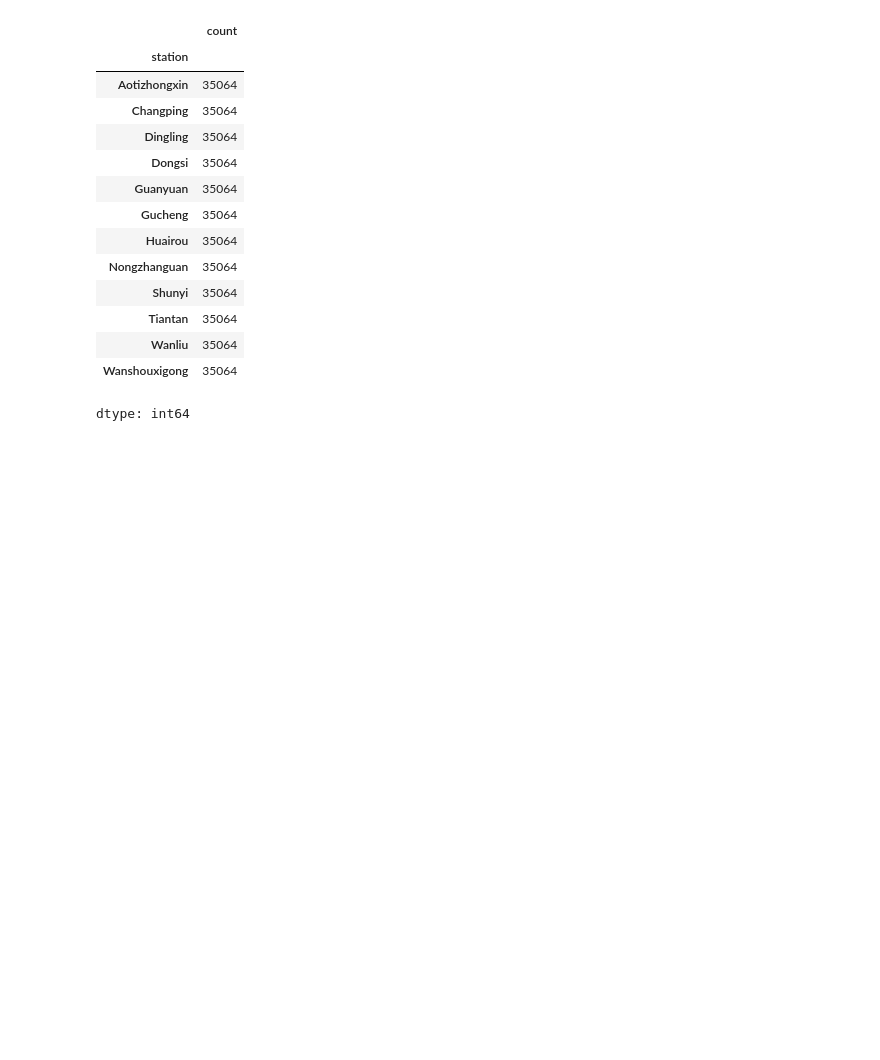
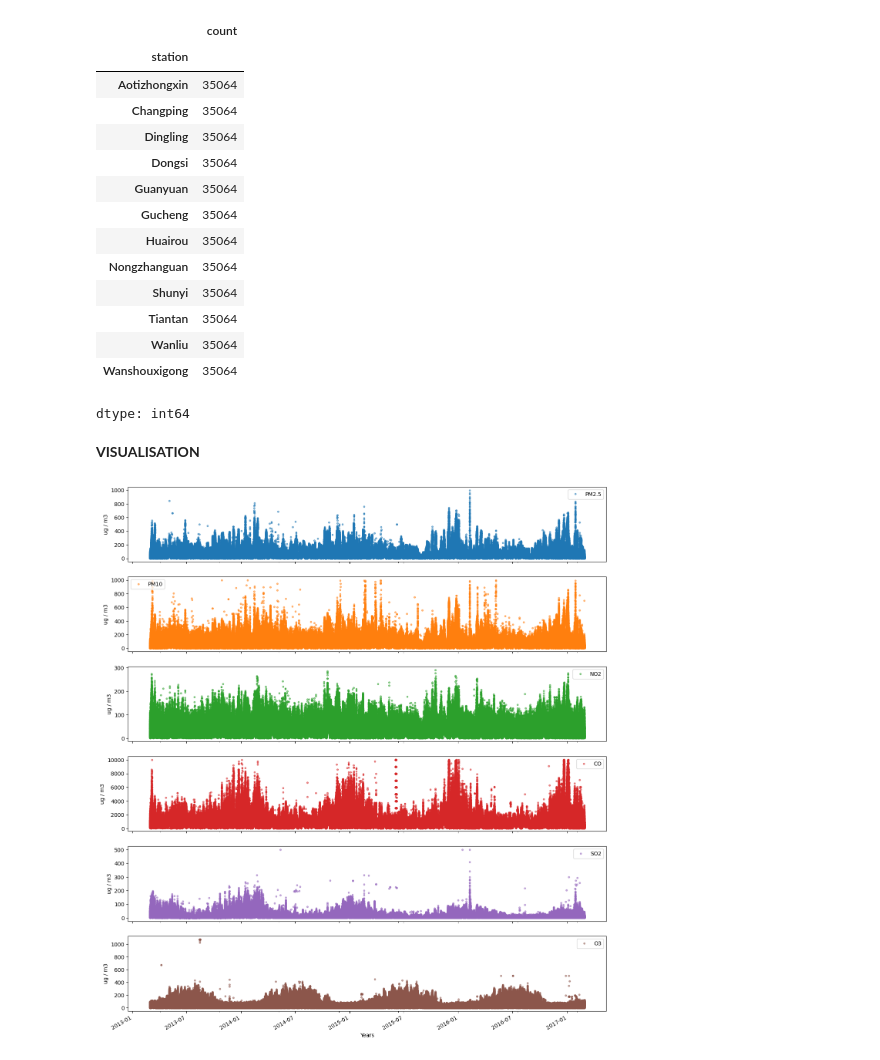
Before and after one commit to SUNDAYTITILAYO/CMP700ACCESSMENT, a Jupyter notebook: ACCESSMENT_PROGRESS.ipynb, the cells around one changed output. Saved outputs shown, nothing was run; the diff lists cells and outputs as text; code cells hidden in the pictures; blank space fills up the shorter version.

Commit message:
Started the visualisation with different plots.

```diff
--- a/ACCESSMENT_PROGRESS.ipynb
+++ b/ACCESSMENT_PROGRESS.ipynb
@@ -270,3 +270,15 @@ Total number of stations in the dataset : 12
 | Wanliu | 35064 |
 | Wanshouxigong | 35064 |
 dtype: int64
+# %% [markdown]
+**VISUALISATION**
+# %%
+pollutants = ['PM2.5', 'PM10', 'NO2', 'CO', 'SO2', 'O3',]
+df.set_index('Date',inplace=True)
+axes = df[pollutants].plot(marker='.', alpha=0.5, linestyle='None', figsize=(16, 20), subplots=True)
+for ax in axes:
+
+    ax.set_xlabel('Years')
+    ax.set_ylabel('ug / m3')
+# %% [output]
+[figure, added]
```
Also changed, not shown: parts of 20 cells of this notebook.
